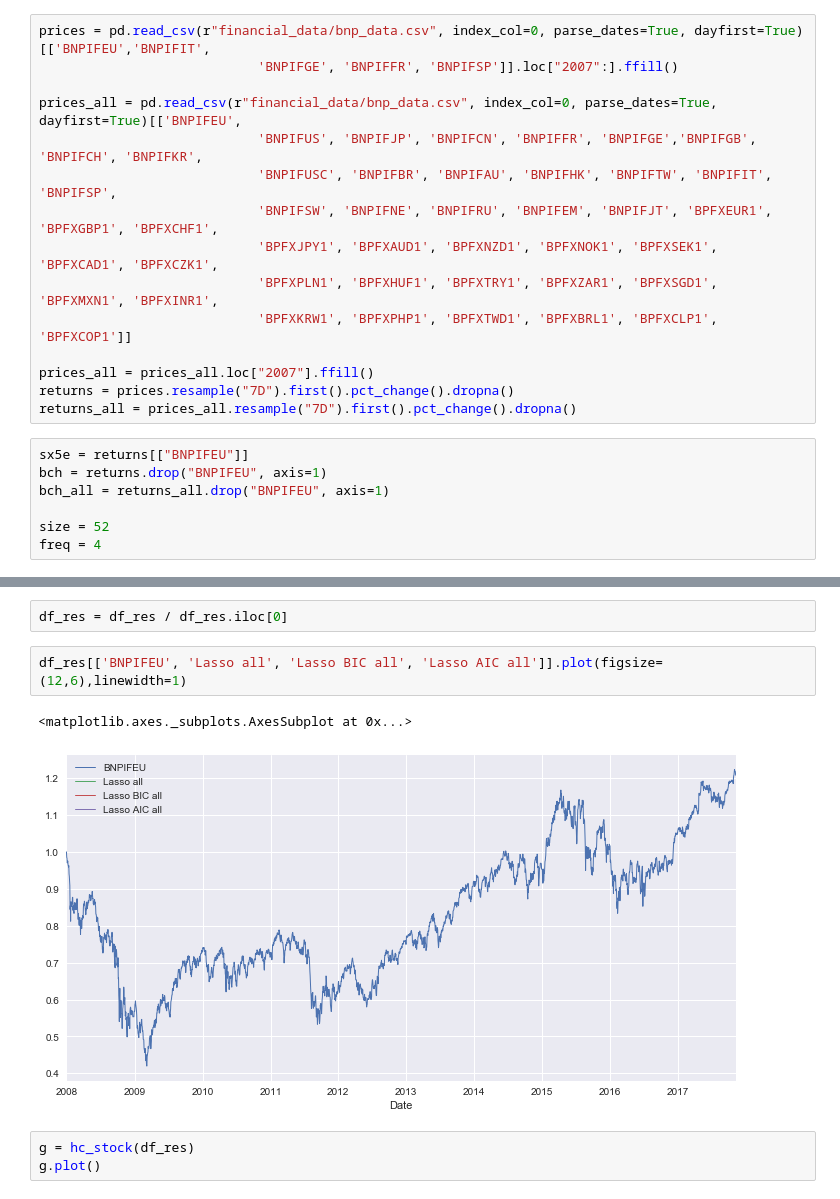
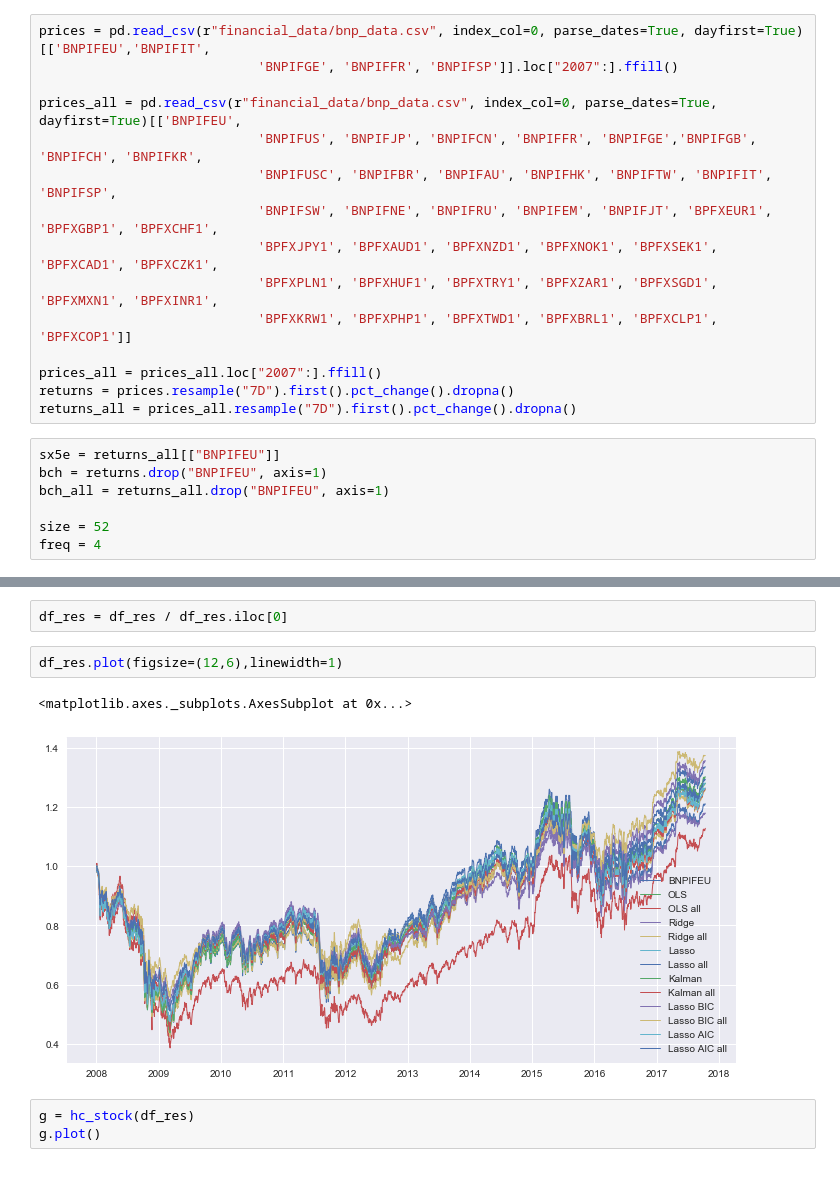
Before and after one commit to gwigniolle/Hedge-Fund-Replication, a Jupyter notebook: OLS Regression on SX5E.ipynb, the cells around one changed output, grey strips where cells are left out. Saved outputs shown, nothing was run; the diff lists cells and outputs as text.

Commit message:
new graphs

```diff
--- a/OLS Regression on SX5E.ipynb
+++ b/OLS Regression on SX5E.ipynb
@@ -28,11 +28,11 @@ prices_all = pd.read_csv(r"financial_data/bnp_data.csv", index_col=0, parse_date
                             'BPFXPLN1', 'BPFXHUF1', 'BPFXTRY1', 'BPFXZAR1', 'BPFXSGD1', 'BPFXMXN1', 'BPFXINR1',
                             'BPFXKRW1', 'BPFXPHP1', 'BPFXTWD1', 'BPFXBRL1', 'BPFXCLP1', 'BPFXCOP1']]
 
-prices_all = prices_all.loc["2007"].ffill()
+prices_all = prices_all.loc["2007":].ffill()
 returns = prices.resample("7D").first().pct_change().dropna()
 returns_all = prices_all.resample("7D").first().pct_change().dropna()
 # %%
-sx5e = returns[["BNPIFEU"]]
+sx5e = returns_all[["BNPIFEU"]]
 bch = returns.drop("BNPIFEU", axis=1)
 bch_all = returns_all.drop("BNPIFEU", axis=1)
 
@@ -156,10 +136,10 @@ Wall time: 2.42 s
 # %%
 df_res = df_res / df_res.iloc[0]
 # %%
-df_res[['BNPIFEU', 'Lasso all', 'Lasso BIC all', 'Lasso AIC all']].plot(figsize=(12,6),linewidth=1)
+df_res.plot(figsize=(12,6),linewidth=1)
 # %% [output]
 <matplotlib.axes._subplots.AxesSubplot at 0x...>
-[figure, old version]
+[figure, new version]
 # %%
 g = hc_stock(df_res)
 g.plot()
```
Also changed, not shown: parts of 43 cells of this notebook.
